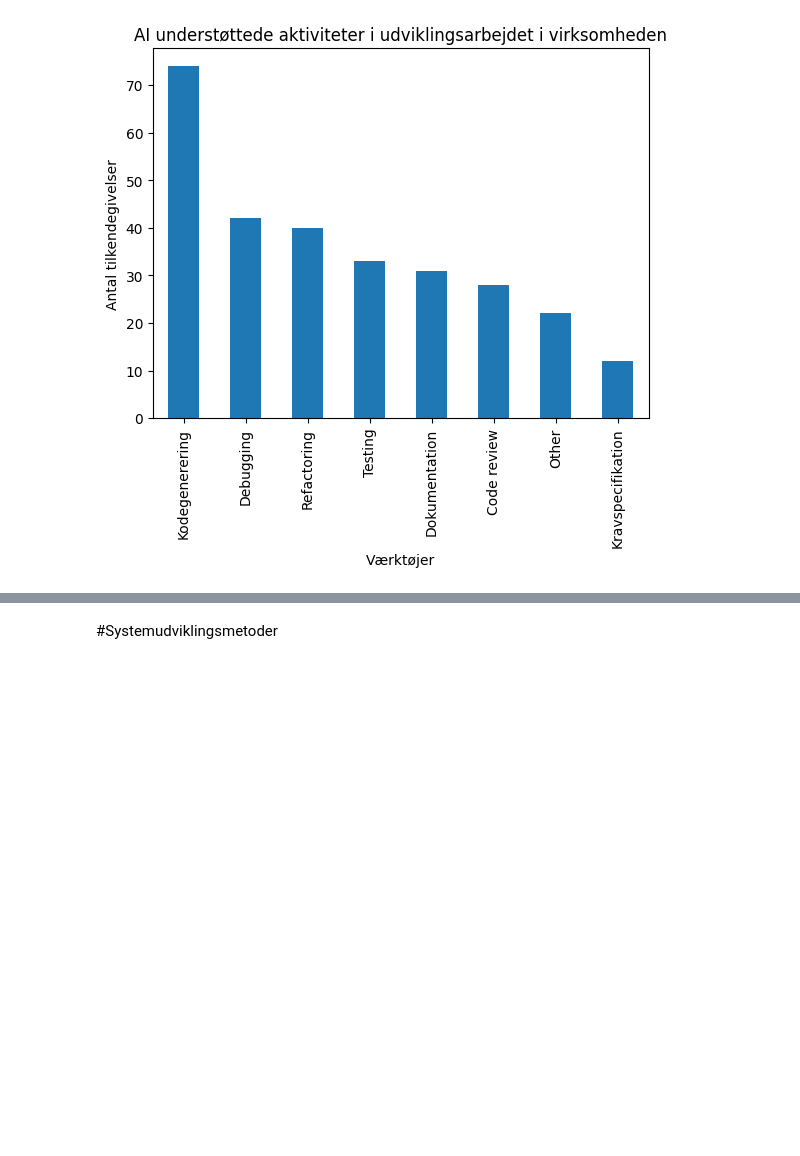
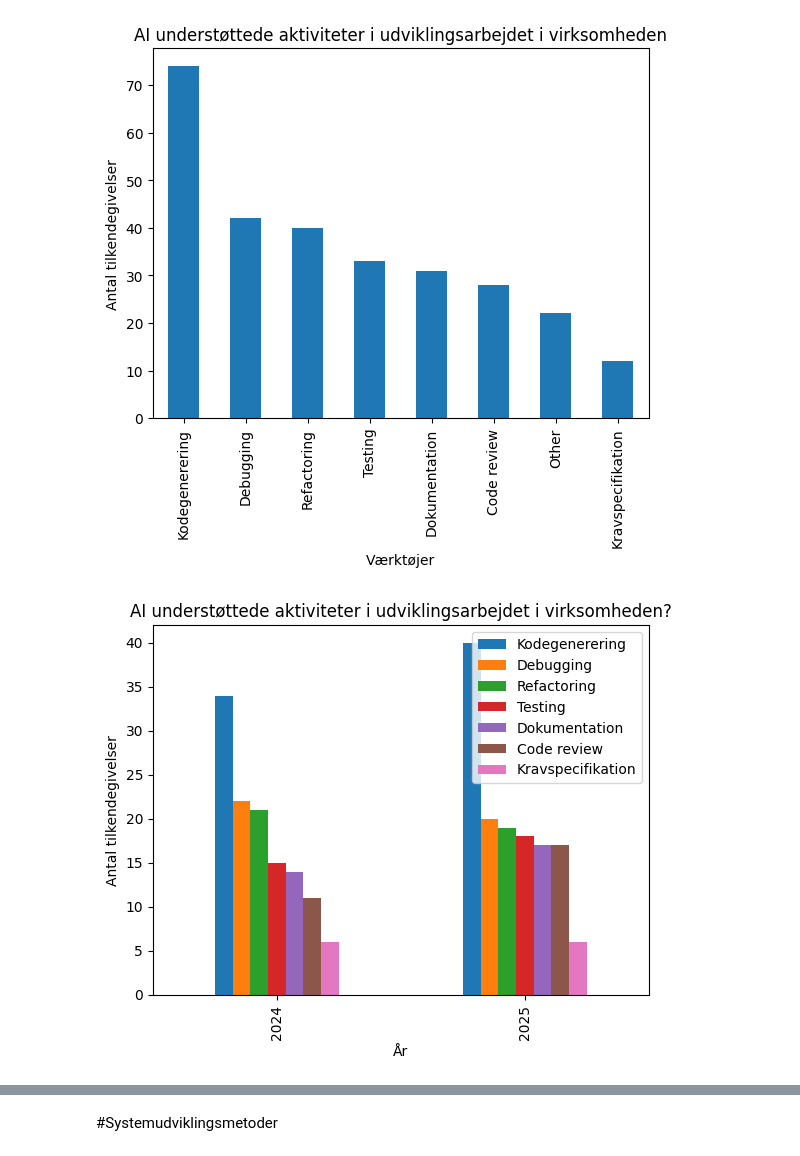
Before and after one commit to jpandersen61/ATOM-Projektet, a Jupyter notebook: ATOM_Projektet_Trends.ipynb, the cells around one changed output, grey strips where cells are left out. Drawn from its saved outputs; the diff is of its cells as text; code cells hidden in the pictures; blank space fills up the shorter version.

```diff
--- a/ATOM_Projektet_Trends.ipynb
+++ b/ATOM_Projektet_Trends.ipynb
@@ -1091,6 +1100,10 @@ AISupportedDevActSet = {
 AISupportedDevActDataset = dataset[['Finish','AIDevelopmentAppliance','Programme']]
 # %%
 AISupportedDevActDataFrame,OtherAISupportedDevActList=GetSetAnalysisDataFrame(AISupportedDevActDataset,AISupportedDevActSet,"AIDevelopmentAppliance")
+# %%
+def GetAISupportedDevActCounts(aiAct):
+  GroupByYear = AISupportedDevActDataFrame.query(f"AIDevelopmentAppliance == \"{aiAct}\"").groupby(['Year'])['AIDevelopmentAppliance'].count()
+  return GroupByYear.to_list()
 # %%
 OtherAISupportedDevActList
 # %% [output]
@@ -1163,3 +1176,19 @@ AISupportedDevActDataFrame
 };
 # %% [output]
 [figure]
+# %%
+# @title
+plotdata = pd.DataFrame({
+    "Kodegenerering":GetAISupportedDevActCounts("Kodegenerering"),
+    "Debugging":GetAISupportedDevActCounts("Debugging"),
+    "Refactoring":GetAISupportedDevActCounts("Refactoring"),
+    "Testing":GetAISupportedDevActCounts("Testing"),
+    "Dokumentation":GetAISupportedDevActCounts("Dokumentation"),
+    "Code review":GetAISupportedDevActCounts("Code review"),
+    "Kravspecifikation":GetAISupportedDevActCounts("Kravspecifikation")
+    },
+    index=["2024", "2025"]
+)
+plotdata.plot(kind="bar", xlabel="År", ylabel="Antal tilkendegivelser",title="AI understøttede aktiviteter i udviklingsarbejdet i virksomheden?" );
+# %% [output]
+[figure, added]
```
Also changed, not shown: parts of 30 cells of this notebook.
